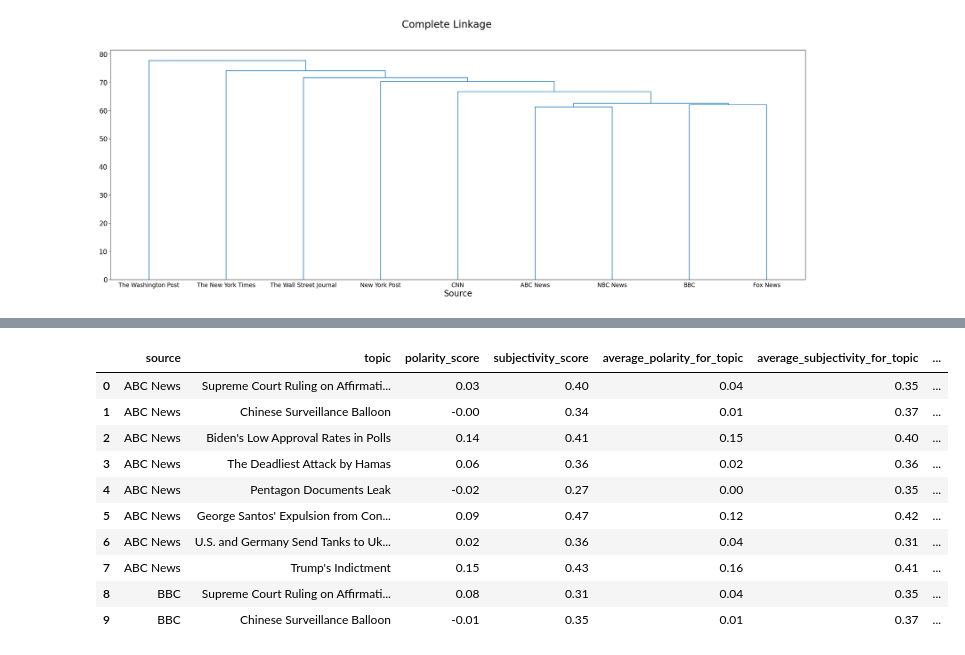
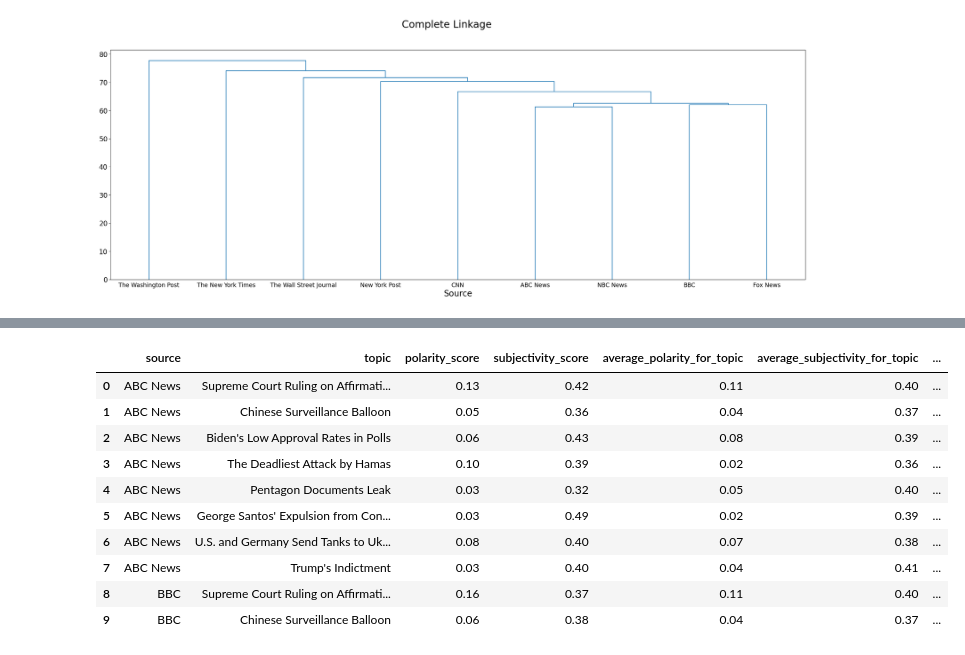
Before and after one commit to kamilapalys/capstone, a Jupyter notebook: src/news.ipynb, the cells around one changed output, grey strips where cells are left out. Saved outputs shown, nothing was run; the diff lists cells and outputs as text; code cells hidden in the pictures.

```diff
--- a/src/news.ipynb
+++ b/src/news.ipynb
@@ -81,16 +91,14 @@ def clean_text(text):
     return cleaned_text
 # %%
 # looping through all text files to apply preprocessing functions
-file_list = []
 article_docs = []
 dir = os.listdir('data/text/')
 dir.sort()
 for filename in dir:
     filepath = os.path.join('data/text/', filename)
-    file_list.append(f"{filepath}")
     if filename.split(".")[-1] == "txt":
         article_string = file_to_string(filepath)
-        new_string = clean_text(article_string)
+        new_string = clean_text(article_string, 1)
         article_docs.append(new_string)
 
 # convert the list of article strings into a binary-value dataframe
@@ -461,0 +447,14 @@ plt.imshow(wc)
+# %%
+# create a list of unstemmed article document texts
+# looping through all text files to apply preprocessing functions
+article_docs_unstemmed = []
+dir = os.listdir('data/text/')
+dir.sort()
+for filename in dir:
+    filepath = os.path.join('data/text/', filename)
+    if filename.split(".")[-1] == "txt":
+        article_string = file_to_string(filepath)
+        new_string = clean_text(article_string, 0)
+        article_docs_unstemmed.append(new_string)
+
+article_docs_unstemmed
@@ -465,44 +507,44 @@ scores_df = pd.DataFrame({'source':tfidf_df['article_source'], 'topic':tfidf_df[
 polarity_scores = []
 subjectivity_scores = []
 
-for article in article_docs:
+for article in article_docs_unstemmed:
     polarity_scores.append(round(TextBlob(article).sentiment.polarity, 2))
     subjectivity_scores.append(round(TextBlob(article).sentiment.subjectivity, 2))
 
 scores_df['polarity_score'] = polarity_scores
 scores_df['subjectivity_score'] = subjectivity_scores
 
 average_topic_polarity_scores = []
 
 for topic in scores_df['topic'].value_counts().index:
     mean_score = round(scores_df[scores_df['topic'] == topic]['polarity_score'].mean(), 2)
     average_topic_polarity_scores.append(mean_score)
 
 scores_df['average_polarity_for_topic'] = average_topic_polarity_scores * 9
 
 average_topic_subjectivity_scores = []
 
 for topic in scores_df['topic'].value_counts().index:
     mean_score = round(scores_df[scores_df['topic'] == topic]['subjectivity_score'].mean(), 2)
     average_topic_subjectivity_scores.append(mean_score)
 
 scores_df['average_subjectivity_for_topic'] = average_topic_subjectivity_scores * 9
 
 scores_df['polarity_diff_from_mean'] = scores_df['polarity_score'] - scores_df['average_polarity_for_topic']
 scores_df['subjectivity_diff_from_mean'] = scores_df['subjectivity_score'] - scores_df['average_subjectivity_for_topic']
 
 
 scores_df.iloc[:10, :]
 #average_topic_polarity_scores
 # %% [output]
 |  | source | topic | polarity_score | subjectivity_score | average_polarity_for_topic | average_subjectivity_for_topic | ... |
-| 0 | ABC News | Supreme Court Ruling on Affirmati... | 0.03 | 0.40 | 0.04 | 0.35 | ... |
-| 1 | ABC News | Chinese Surveillance Balloon | -0.00 | 0.34 | 0.01 | 0.37 | ... |
-| 2 | ABC News | Biden's Low Approval Rates in Polls | 0.14 | 0.41 | 0.15 | 0.40 | ... |
-| 3 | ABC News | The Deadliest Attack by Hamas | 0.06 | 0.36 | 0.02 | 0.36 | ... |
-| 4 | ABC News | Pentagon Documents Leak | -0.02 | 0.27 | 0.00 | 0.35 | ... |
-| 5 | ABC News | George Santos' Expulsion from Con... | 0.09 | 0.47 | 0.12 | 0.42 | ... |
-| 6 | ABC News | U.S. and Germany Send Tanks to Uk... | 0.02 | 0.36 | 0.04 | 0.31 | ... |
-| 7 | ABC News | Trump's Indictment | 0.15 | 0.43 | 0.16 | 0.41 | ... |
-| 8 | BBC | Supreme Court Ruling on Affirmati... | 0.08 | 0.31 | 0.04 | 0.35 | ... |
-| 9 | BBC | Chinese Surveillance Balloon | -0.01 | 0.35 | 0.01 | 0.37 | ... |
+| 0 | ABC News | Supreme Court Ruling on Affirmati... | 0.13 | 0.42 | 0.11 | 0.40 | ... |
+| 1 | ABC News | Chinese Surveillance Balloon | 0.05 | 0.36 | 0.04 | 0.37 | ... |
+| 2 | ABC News | Biden's Low Approval Rates in Polls | 0.06 | 0.43 | 0.08 | 0.39 | ... |
+| 3 | ABC News | The Deadliest Attack by Hamas | 0.10 | 0.39 | 0.02 | 0.36 | ... |
+| 4 | ABC News | Pentagon Documents Leak | 0.03 | 0.32 | 0.05 | 0.40 | ... |
+| 5 | ABC News | George Santos' Expulsion from Con... | 0.03 | 0.49 | 0.02 | 0.39 | ... |
+| 6 | ABC News | U.S. and Germany Send Tanks to Uk... | 0.08 | 0.40 | 0.07 | 0.38 | ... |
+| 7 | ABC News | Trump's Indictment | 0.03 | 0.40 | 0.04 | 0.41 | ... |
+| 8 | BBC | Supreme Court Ruling on Affirmati... | 0.16 | 0.37 | 0.11 | 0.40 | ... |
+| 9 | BBC | Chinese Surveillance Balloon | 0.06 | 0.38 | 0.04 | 0.37 | ... |
```
Also changed, not shown: parts of 11 cells of this notebook, 1 other file.
